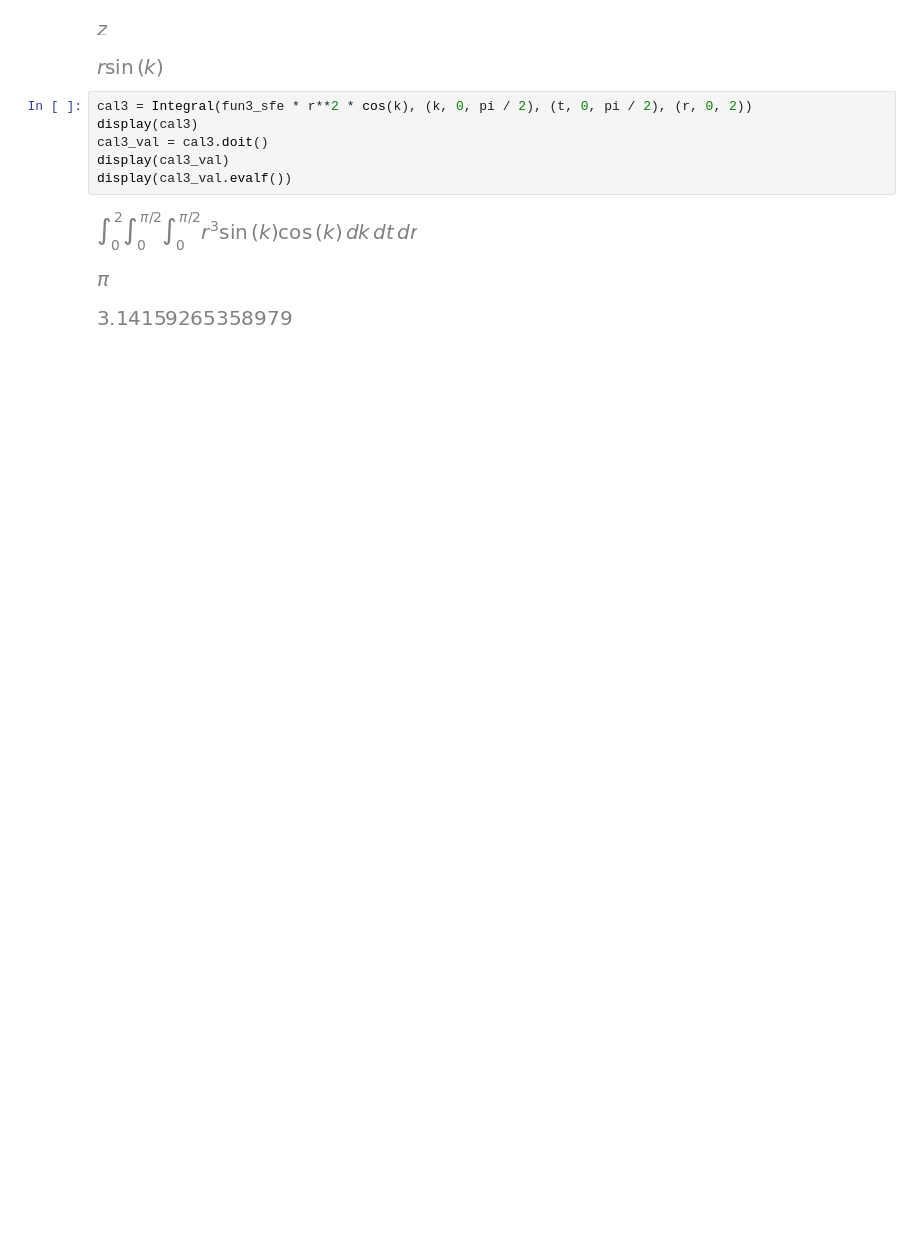
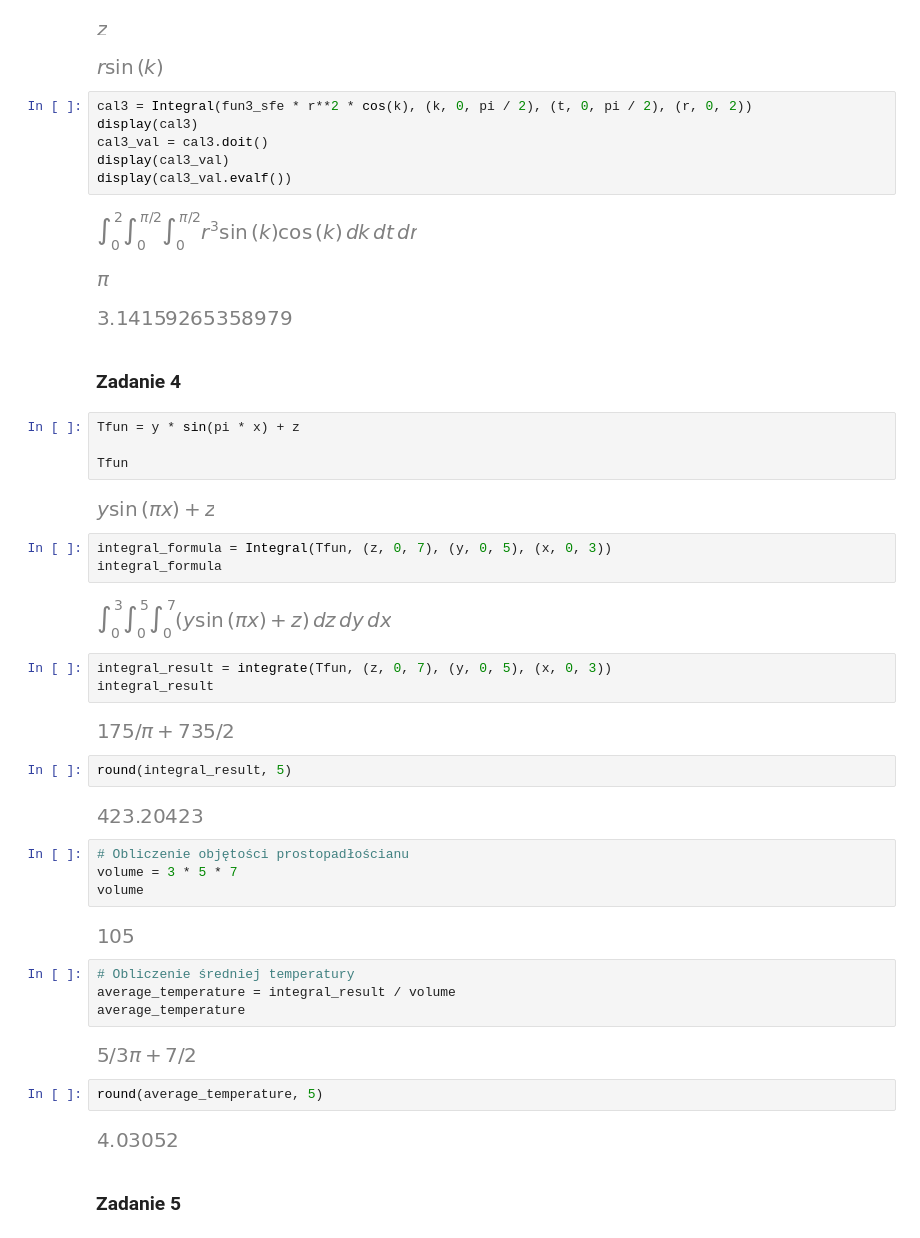
Before and after one commit to pzajaczkowski/ONWP, a Jupyter notebook: lista5/lista5.ipynb, the cells around one changed output. Saved outputs shown, nothing was run; the diff lists cells and outputs as text; blank space fills up the shorter version.

```diff
--- a/lista5/lista5.ipynb
+++ b/lista5/lista5.ipynb
@@ -147,3 +171,43 @@ display(cal3_val.evalf())
 [figure]
 [figure]
 [figure]
+# %% [markdown]
+### Zadanie 4
+# %%
+Tfun = y * sin(pi * x) + z
+
+Tfun
+# %% [output]
+[figure, added]
+# %%
+integral_formula = Integral(Tfun, (z, 0, 7), (y, 0, 5), (x, 0, 3))
+integral_formula
+# %% [output]
+[figure, added]
+# %%
+integral_result = integrate(Tfun, (z, 0, 7), (y, 0, 5), (x, 0, 3))
+integral_result
+# %% [output]
+[figure, added]
+# %%
+round(integral_result, 5)
+# %% [output]
+[figure, added]
+# %%
+# Obliczenie objętości prostopadłościanu
+volume = 3 * 5 * 7
+volume
+# %% [output]
+[figure, added]
+# %%
+# Obliczenie średniej temperatury
+average_temperature = integral_result / volume
+average_temperature
+# %% [output]
+[figure, added]
+# %%
+round(average_temperature, 5)
+# %% [output]
+[figure, added]
+# %% [markdown]
+### Zadanie 5
```
Also changed, not shown: parts of 16 cells of this notebook, 1 other file.
